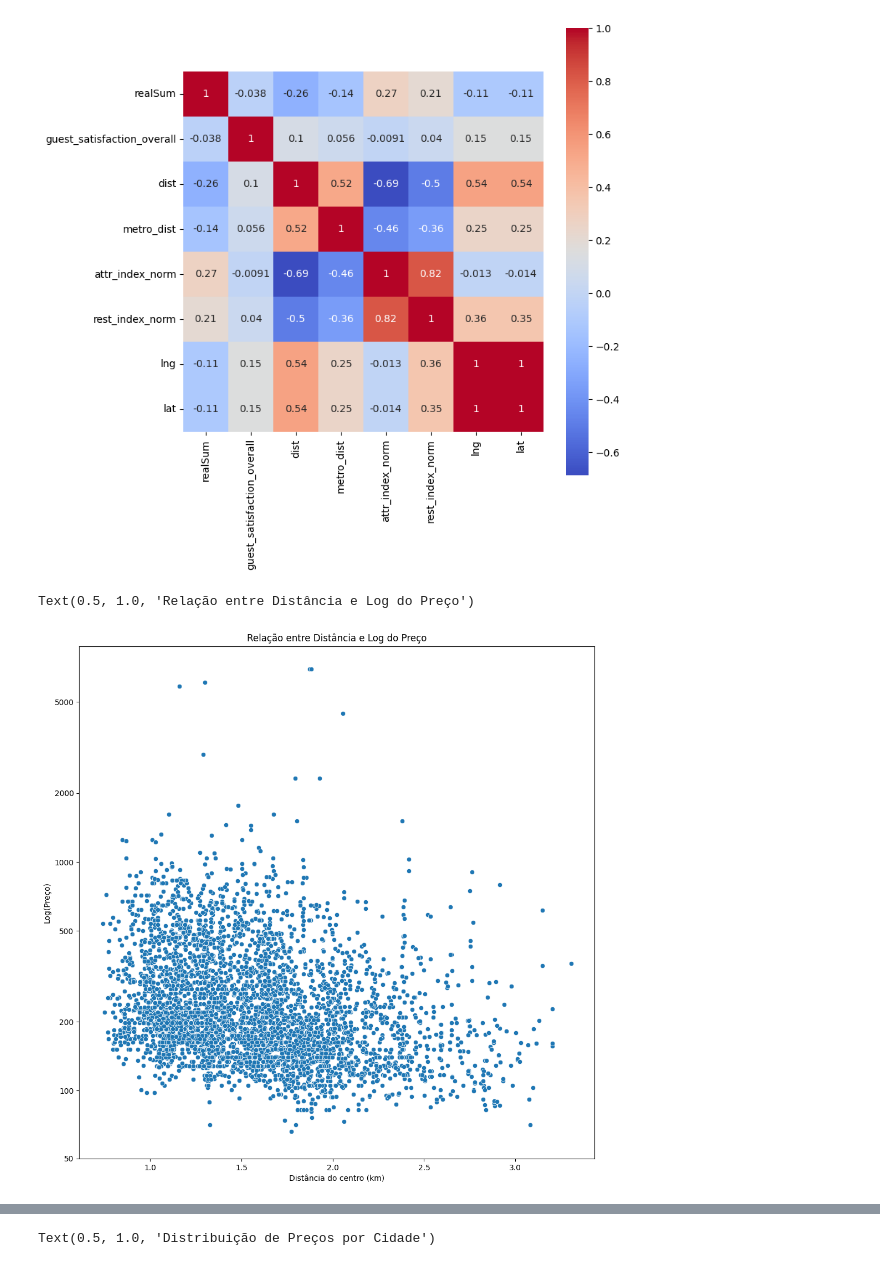
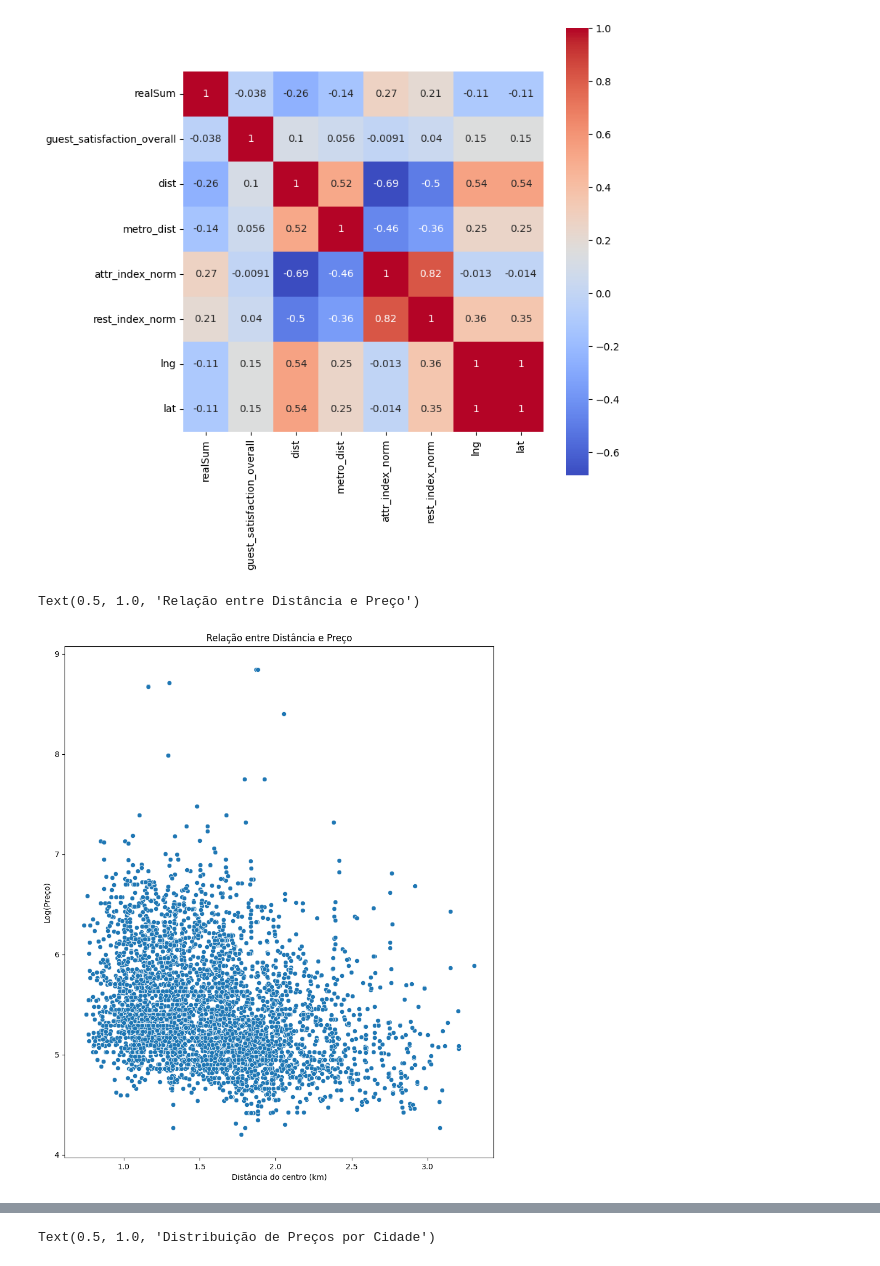
Before and after one commit to isabellimrqs/price-regression, a Jupyter notebook: case.ipynb, the cells around one changed output, grey strips where cells are left out. Drawn from its saved outputs; the diff is of its cells as text; code cells hidden in the pictures.

```diff
--- a/case.ipynb
+++ b/case.ipynb
@@ -243,16 +243,16 @@ sns.heatmap(df[['realSum',
 <Axes: >
 [figure]
 # %%
-plt.figure(figsize=(12,12))
+plt.figure(figsize=(10,12))
 
 sns.scatterplot(data=df, x='dist', y='realSum')
 plt.xlabel('Distância do centro (km)')
-plt.yticks(np.log1p([50, 100, 200, 500, 1000, 2000, 5000]), labels=[50, 100, 200, 500, 1000, 2000, 5000])
+# plt.yticks(np.log1p([50, 100, 200, 500, 1000, 2000, 5000]), labels=[50, 100, 200, 500, 1000, 2000, 5000])
 plt.ylabel('Log(Preço)')
-plt.title('Relação entre Distância e Log do Preço')
+plt.title('Relação entre Distância e Preço')
 # %% [output]
-Text(0.5, 1.0, 'Relação entre Distância e Log do Preço')
+Text(0.5, 1.0, 'Relação entre Distância e Preço')
-[figure, old version]
+[figure, new version]
 # %%
 plt.figure(figsize=(8,8))
 
```
Also changed, not shown: parts of 6 cells of this notebook.
